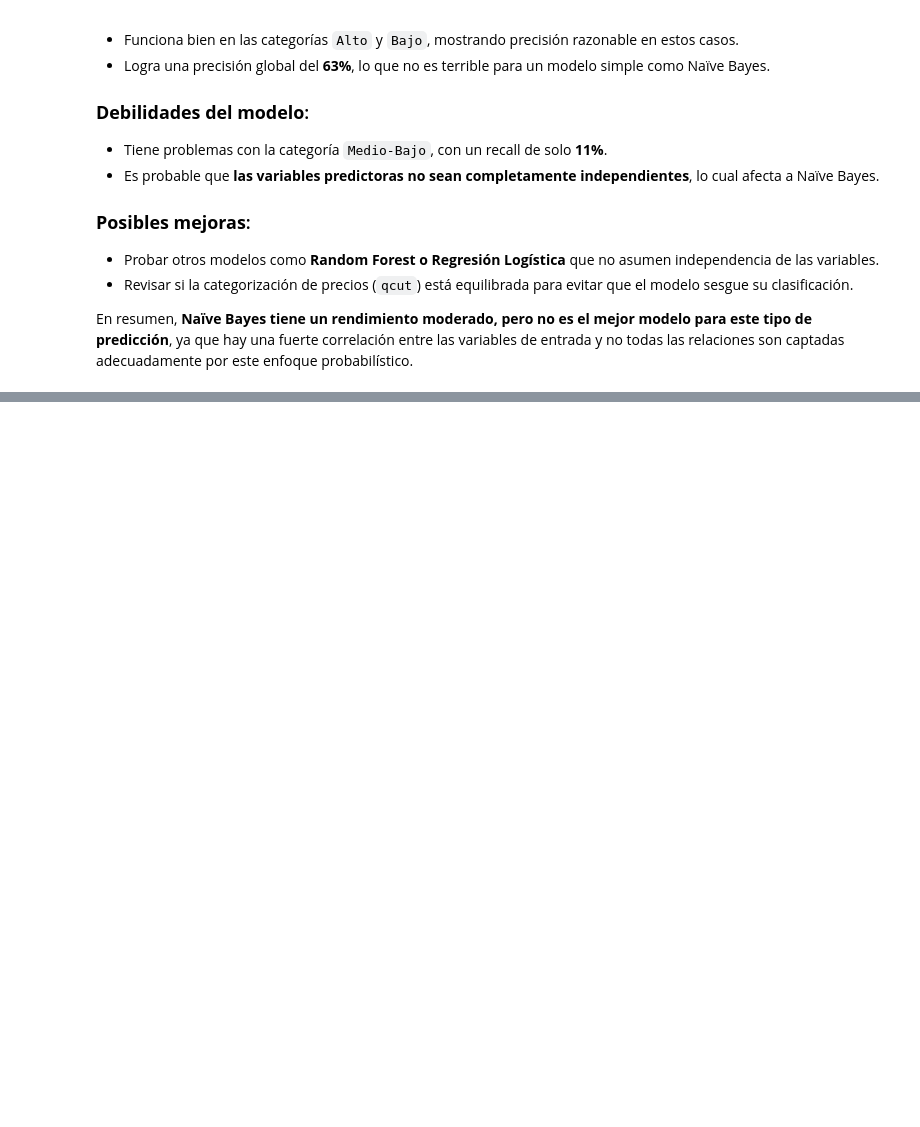
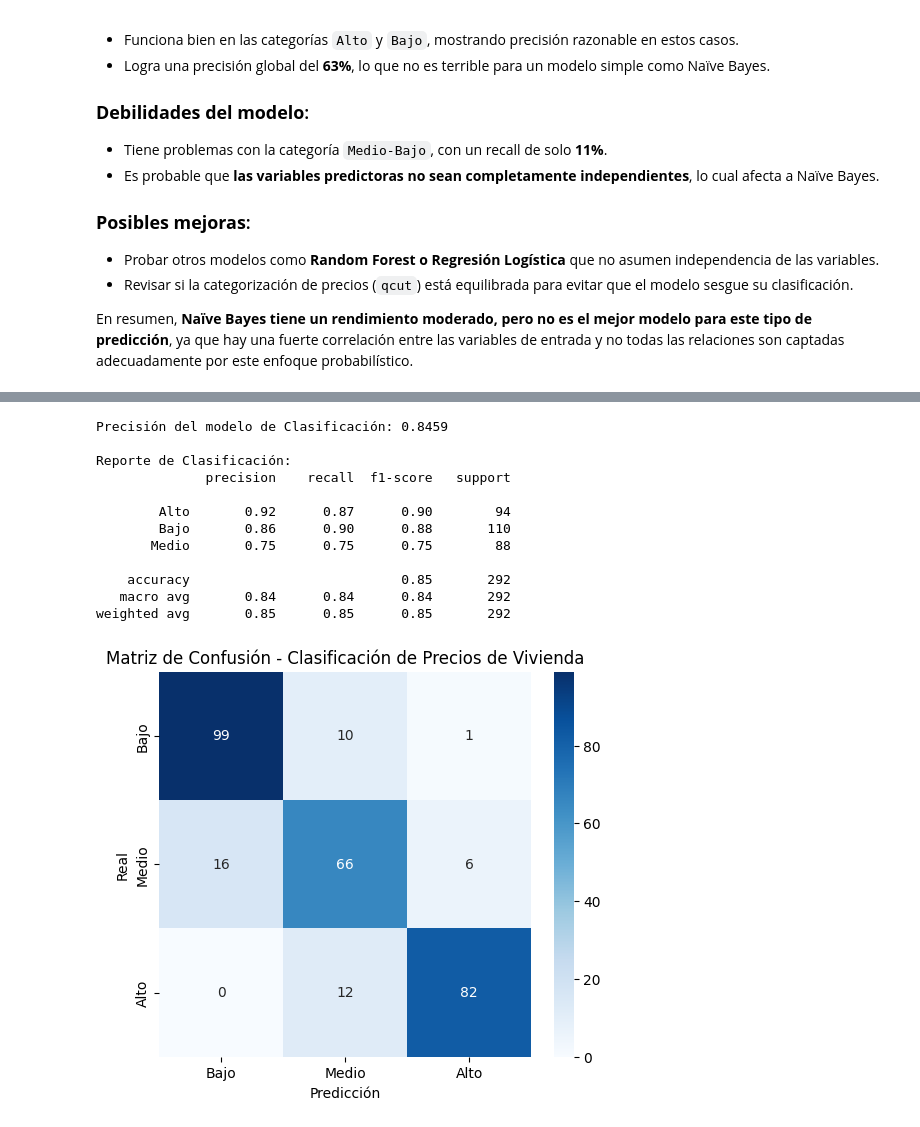
Before and after one commit to DiederichSolis/Proyecto2-Mineria, a Jupyter notebook: Parte3.ipynb, the cells around one changed output, grey strips where cells are left out. Cells and saved outputs as stored; diff of their text form; code cells hidden in the pictures; blank space fills up the shorter version.

```diff
--- a/Parte3.ipynb
+++ b/Parte3.ipynb
@@ -142,0 +192,69 @@ en las entregas pasadas. ¿Cuál funcionó mejor?
+# %%
+import pandas as pd
+import numpy as np
+import matplotlib.pyplot as plt
+from sklearn.model_selection import train_test_split
+from sklearn.ensemble import RandomForestClassifier
+from sklearn.metrics import accuracy_score, classification_report, confusion_matrix
+import seaborn as sns
+
+# Cargar los datos
+df = pd.read_csv("train.csv")
+
+# Seleccionar características numéricas
+numerical_features = df.select_dtypes(include=[np.number]).columns.tolist()
+
+# Eliminar columnas irrelevantes
+numerical_features.remove("Id")  # No aporta información relevante
+
+# Definir variable objetivo
+y = df["SalePrice"]
+
+# Discretizar SalePrice en categorías (Binning)
+y_bins = pd.qcut(y, q=3, labels=["Bajo", "Medio", "Alto"])
+
+# Eliminar SalePrice del conjunto de predictores
+numerical_features.remove("SalePrice")
+X = df[numerical_features]
+
+# Manejar valores nulos llenando con la mediana
+X = X.fillna(X.median())
+
+# División de los datos en entrenamiento y prueba
+X_train, X_test, y_train, y_test = train_test_split(X, y_bins, test_size=0.2, random_state=42)
+
+# Modelo de Clasificación: Random Forest
+clf = RandomForestClassifier(n_estimators=100, random_state=42)
+clf.fit(X_train, y_train)
+
+# Predicciones
+y_pred = clf.predict(X_test)
+
+# Evaluación del modelo
+accuracy = accuracy_score(y_test, y_pred)
+print(f"Precisión del modelo de Clasificación: {accuracy:.4f}\n")
+print("Reporte de Clasificación:")
+print(classification_report(y_test, y_pred))
+
+# Matriz de confusión
+plt.figure(figsize=(6,5))
+cm = confusion_matrix(y_test, y_pred, labels=["Bajo", "Medio", "Alto"])
+sns.heatmap(cm, annot=True, fmt="d", cmap="Blues", xticklabels=["Bajo", "Medio", "Alto"], yticklabels=["Bajo", "Medio", "Alto"])
+plt.xlabel("Predicción")
+plt.ylabel("Real")
+plt.title("Matriz de Confusión - Clasificación de Precios de Vivienda")
+plt.show()
+# %% [output]
+Precisión del modelo de Clasificación: 0.8459
+
+Reporte de Clasificación:
+              precision    recall  f1-score   support
+
+        Alto       0.92      0.87      0.90        94
+        Bajo       0.86      0.90      0.88       110
+       Medio       0.75      0.75      0.75        88
+
+    accuracy                           0.85       292
+   macro avg       0.84      0.84      0.84       292
+weighted avg       0.85      0.85      0.85       292
+[figure, added]
```
Also changed, not shown: parts of 6 cells of this notebook, 1 other file.
